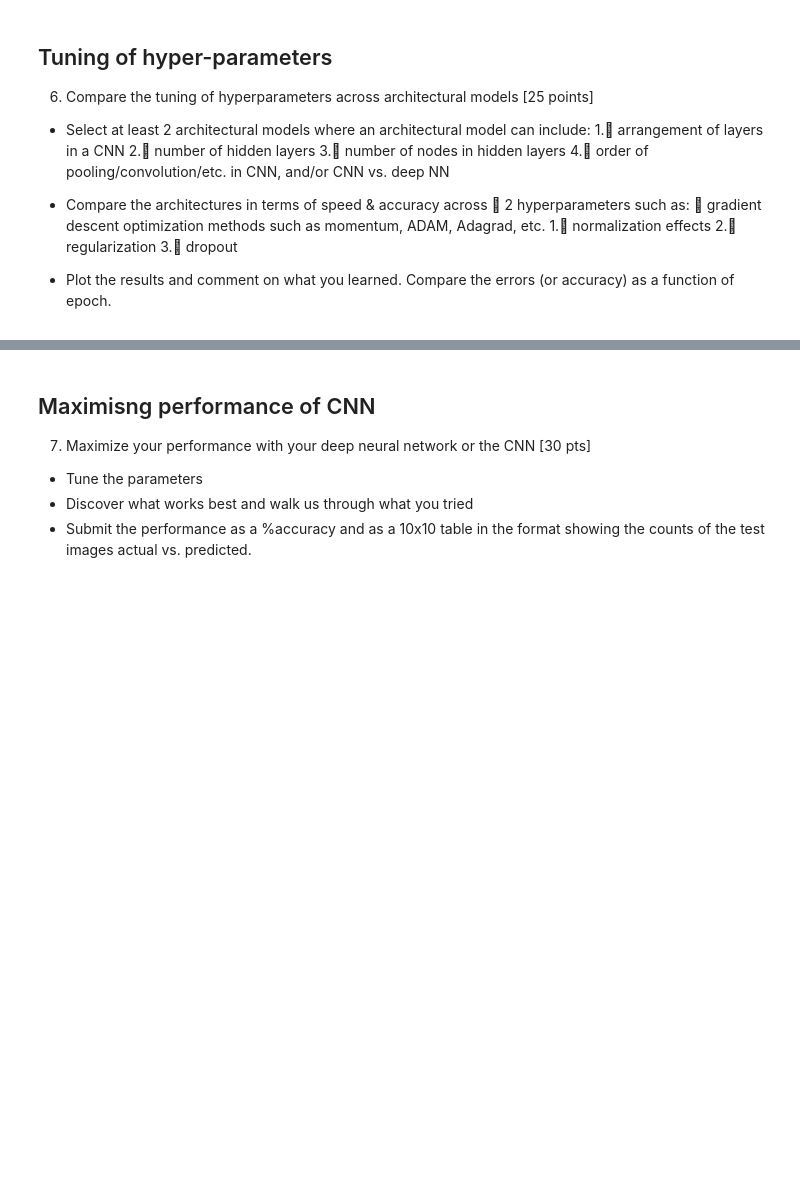
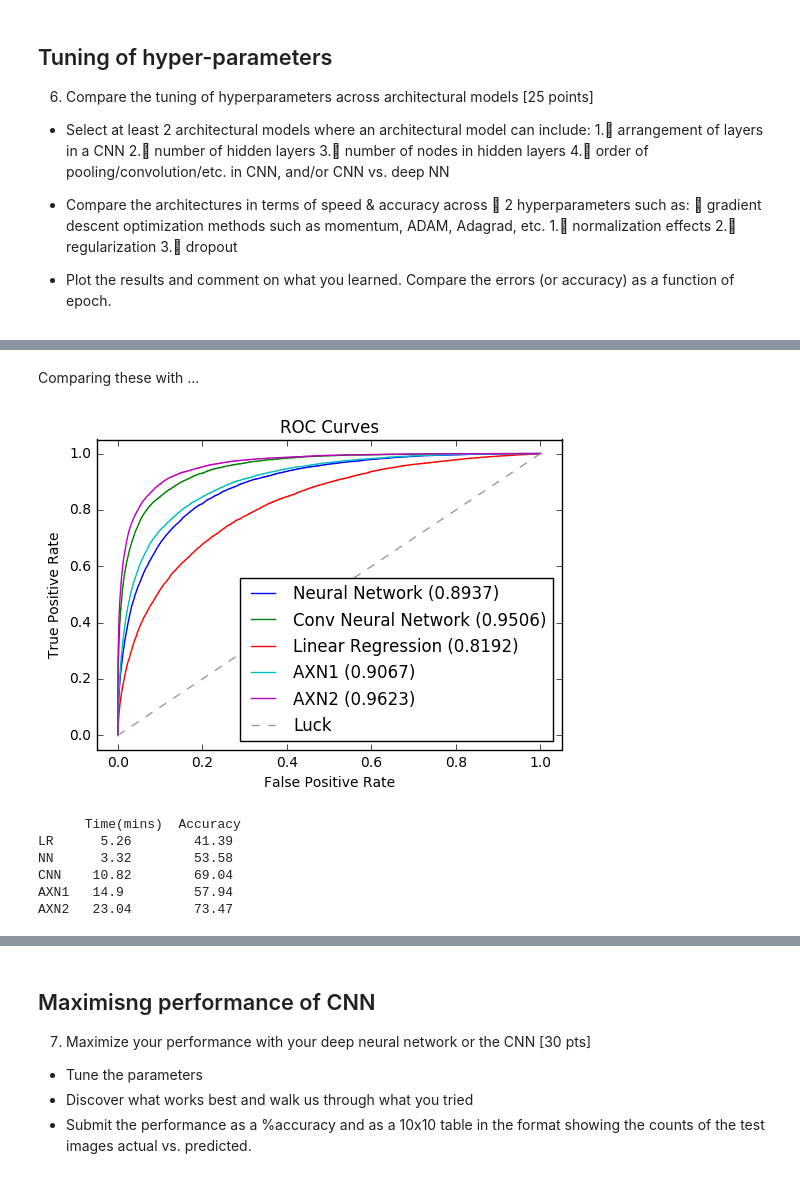
Before and after one commit to rabjohnston/E81HW4, a Jupyter notebook: submission/HW4.ipynb, the cells around one changed output, grey strips where cells are left out. Saved outputs shown, nothing was run; the diff lists cells and outputs as text; code cells hidden in the pictures; blank space fills up the shorter version.

```diff
--- a/submission/HW4.ipynb
+++ b/submission/HW4.ipynb
@@ -222,0 +297,50 @@ These can be done on the fly in testing or separately. TensorFlow includes some
+# %% [markdown]
+Comparing these with ...
+# %%
+# Compute ROC curve and Area Under the Curve
+
+fpr, tpr, thresholds = roc_curve(labels.ravel(), result_nn.test_preds)
+roc_auc = auc(fpr, tpr)
+plt.plot(fpr, tpr, lw=1, label='Neural Network ({})'.format(roc_auc.round(4)))
+
+fpr, tpr, thresholds = roc_curve(labels.ravel(), result_cnn.test_preds)
+roc_auc = auc(fpr, tpr)
+plt.plot(fpr, tpr, lw=1, label='Conv Neural Network ({})'.format(roc_auc.round(4)))
+
+fpr, tpr, thresholds = roc_curve(labels.ravel(), result_lr.test_preds.ravel())
+roc_auc = auc(fpr, tpr)
+plt.plot(fpr, tpr, lw=1, label='Linear Regression ({})'.format(roc_auc.round(4)))
+
+fpr, tpr, thresholds = roc_curve(labels.ravel(), result_axn.test_preds)
+roc_auc = auc(fpr, tpr)
+plt.plot(fpr, tpr, lw=1, label='AXN1 ({})'.format(roc_auc.round(4)))
+
+fpr, tpr, thresholds = roc_curve(labels.ravel(), result_axn2.test_preds)
+roc_auc = auc(fpr, tpr)
+plt.plot(fpr, tpr, lw=1, label='AXN2 ({})'.format(roc_auc.round(4)))
+
+
+plt.plot([0, 1], [0, 1], '--', color=(0.6, 0.6, 0.6), label='Luck')
+
+plt.xlim([-0.05, 1.05])
+plt.ylim([-0.05, 1.05])
+plt.xlabel('False Positive Rate')
+plt.ylabel('True Positive Rate')
+plt.title('ROC Curves')
+plt.legend(loc="lower right")
+plt.show()
+
+print('      Time(mins)  Accuracy')
+print('LR      {}        {}'.format(result_lr.params['time'], result_lr.params['accuracy']))
+print('NN      {}        {}'.format(result_nn.params['time'], result_nn.params['accuracy']))
+print('CNN    {}        {}'.format(result_cnn.params['time'], result_cnn.params['accuracy']))
+print('AXN1   {}         {}'.format(result_axn.params['time'], result_axn.params['accuracy']))
+print('AXN2   {}        {}'.format(result_axn2.params['time'], result_axn2.params['accuracy']))
+# %% [output]
+[figure, added]
+      Time(mins)  Accuracy
+LR      5.26        41.39
+NN      3.32        53.58
+CNN    10.82        69.04
+AXN1   14.9         57.94
+AXN2   23.04        73.47
```
Also changed, not shown: parts of 12 cells of this notebook.
